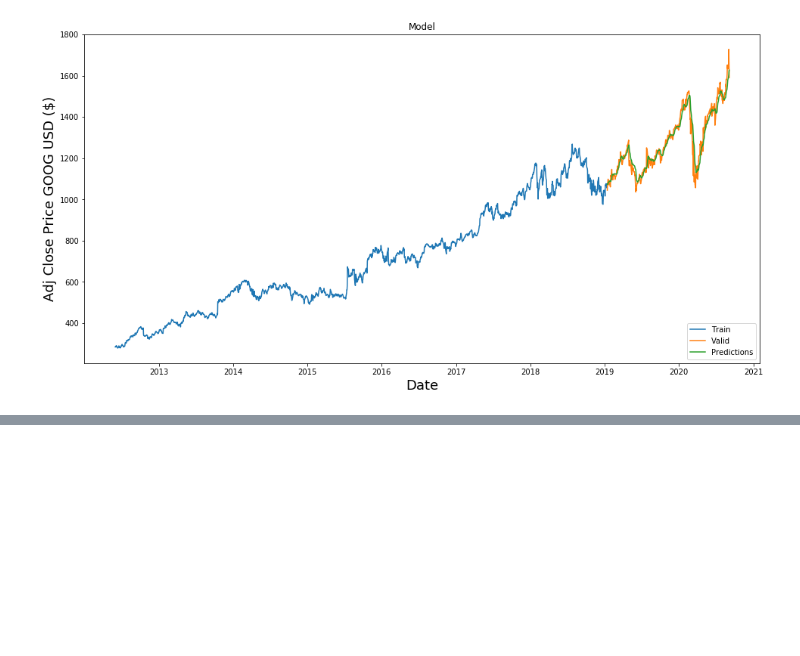
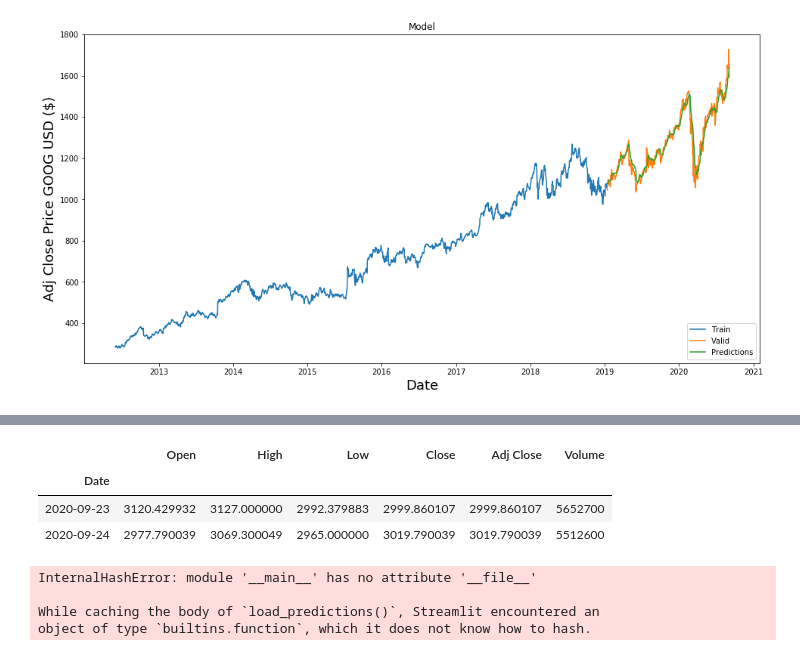
Before and after one commit to rorrot/trading_project, a Jupyter notebook: Trading.ipynb, the cells around one changed output, grey strips where cells are left out. Drawn from its saved outputs; the diff is of its cells as text; code cells hidden in the pictures; blank space fills up the shorter version.

```diff
--- a/Trading.ipynb
+++ b/Trading.ipynb
@@ -569,0 +395,3 @@ from PIL import Image
+# %%
+mydb = myclient["Tick_Pred"]
+mycol = mydb["Tick_Pred"]
@@ -716,0 +517,28 @@ parsed_news
+# %%
+data_from_db = mycol.find_one({"Index":"Tick_Pred"})
+predictions = pd.DataFrame(data_from_db["data"])
+predictions.set_index("Date",inplace=True)
+# %%
+predictions
+# %% [output]
+|  | Open | High | Low | Close | Adj Close | Volume |
+| Date |  |  |  |  |  |  |
+| 2020-09-23 | 3120.429932 | 3127.000000 | 2992.379883 | 2999.860107 | 2999.860107 | 5652700 |
+| 2020-09-24 | 2977.790039 | 3069.300049 | 2965.000000 | 3019.790039 | 3019.790039 | 5512600 |
+# %%
+@st.cache
+def load_predictions():
+    df = pd.DataFrame(list(predictions.find()))
+    df = df[["Date","score",'Ticker']]
+    df = df[df["score"].notnull()]
+    df.loc[df["score"]>0,"Action tomorrow"] = "Buy"
+    df.loc[df["score"]<0,"Action tomorrow"] = "Sell"
+    df = df.sort_values("Date")
+    df = df.drop_duplicates(subset='Ticker')
+    df = df.sort_values("Action tomorrow")
+    return df[["Ticker","score","Action tomorrow"]]
+# %% [output]
+InternalHashError: module '__main__' has no attribute '__file__'
+
+While caching the body of `load_predictions()`, Streamlit encountered an
+object of type `builtins.function`, which it does not know how to hash.
```
Also changed, not shown: parts of 28 cells of this notebook, 2 other files.
